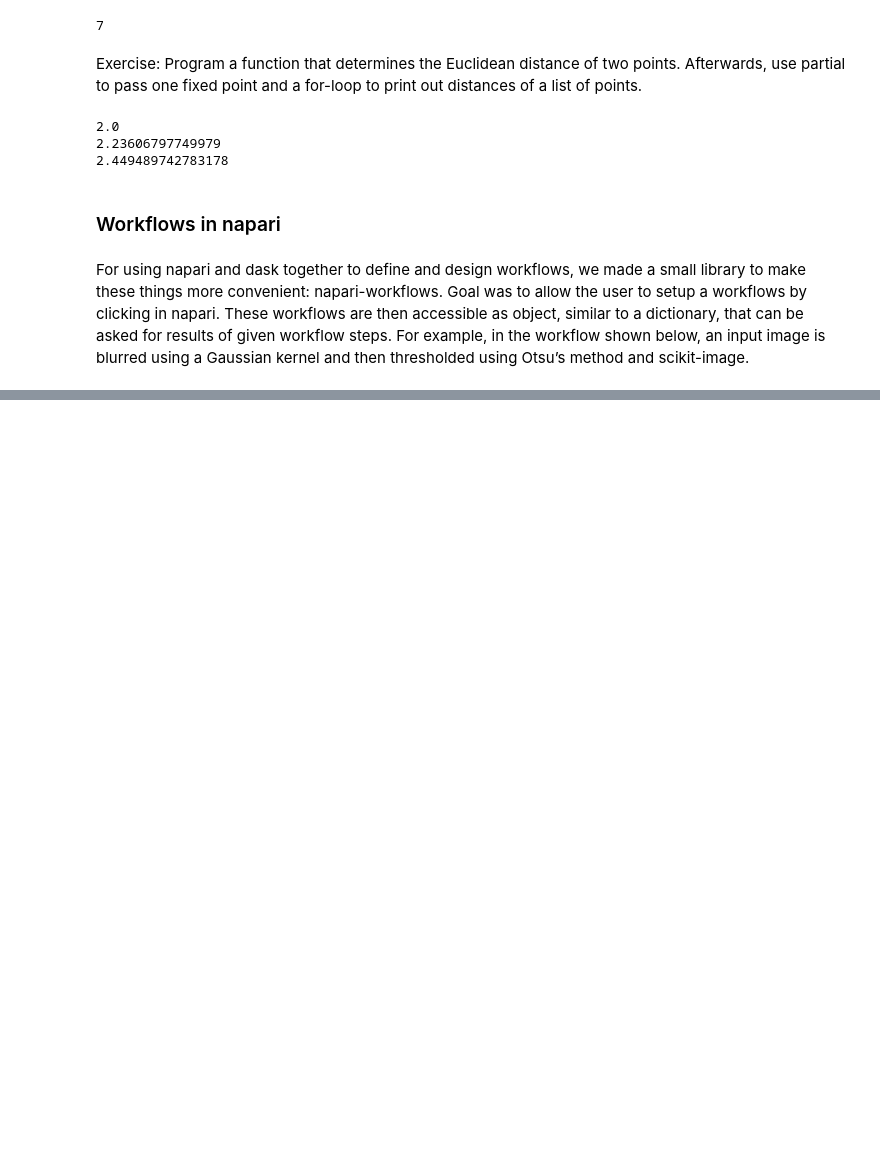
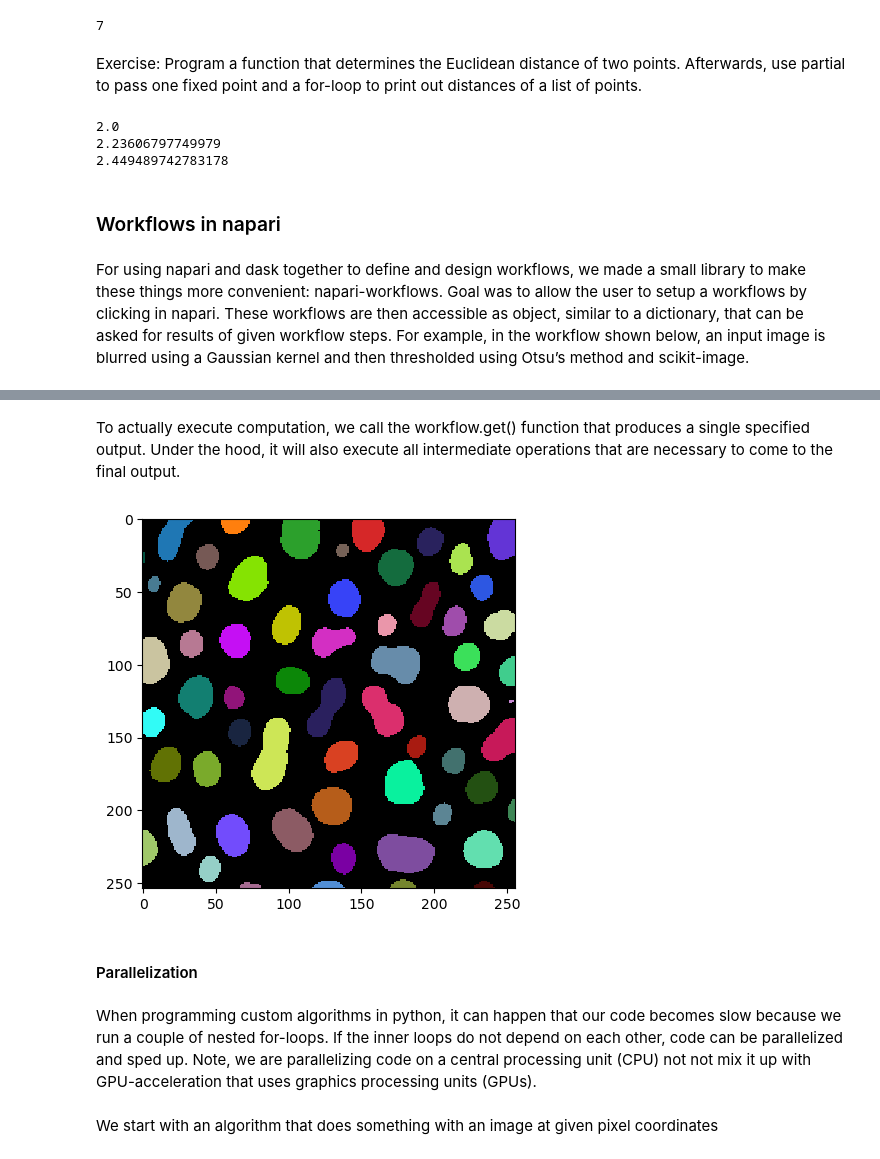
Before and after one commit to jazwilson/haesleinhuepf_bioimageanalysis, a Jupyter notebook: haesleinhuepf_bioimageanalysis_python/notebooks/02_python_advanced/python_advanced.ipynb, the cells around one changed output, grey strips where cells are left out. Saved outputs shown, nothing was run; the diff lists cells and outputs as text; code cells hidden in the pictures; blank space fills up the shorter version.

```diff
--- a/haesleinhuepf_bioimageanalysis_python/notebooks/02_python_advanced/python_advanced.ipynb
+++ b/haesleinhuepf_bioimageanalysis_python/notebooks/02_python_advanced/python_advanced.ipynb
@@ -138,0 +143,6 @@ from pyclesperanto_prototype import imshow
+# %%
+
+workflow = Workflow()
+
+# define denoising
+workflow.set("denoised", gaussian, "input", sigma = 2)
@@ -138,0 +207,12 @@ from pyclesperanto_prototype import imshow
+# %% [markdown]
+To actually execute computation, we call the workflow.get() function that produces a single specified output. Under the hood, it will also execute all intermediate operations that are necessary to come to the final output.
+# %%
+result = workflow.get("labeled")
+
+imshow(result, labels=True)
+# %% [output]
+[figure, added]
+# %% [markdown]
+#### Parallelization
+# %% [markdown]
+When programming custom algorithms in python, it can happen that our code becomes slow because we run a couple of nested for-loops. If the inner loops do not depend on each other, code can be parallelized and sped up. Note, we are parallelizing code on a central processing unit (CPU) not not mix it up with GPU-acceleration that uses graphics processing units (GPUs).
@@ -138,0 +226,2 @@ from pyclesperanto_prototype import imshow
+# %% [markdown]
+We start with an algorithm that does something with an image at given pixel coordinates
```
Also changed, not shown: parts of 19 cells of this notebook, 1 other file.
